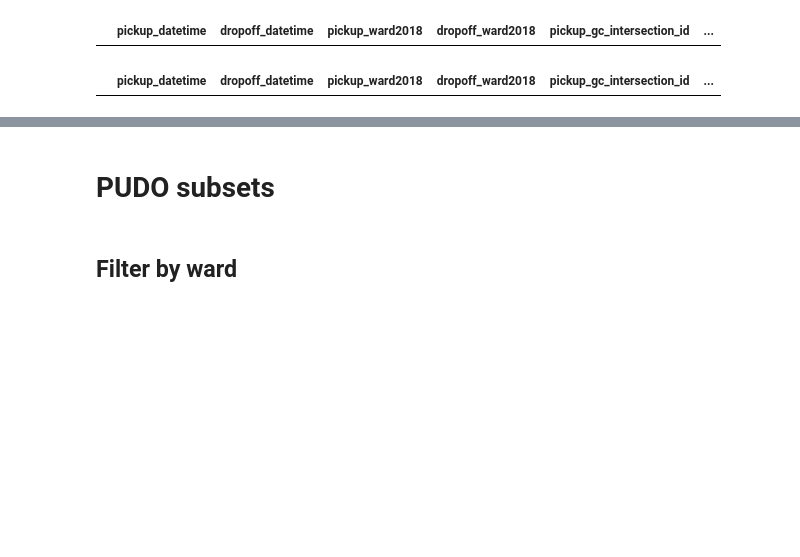
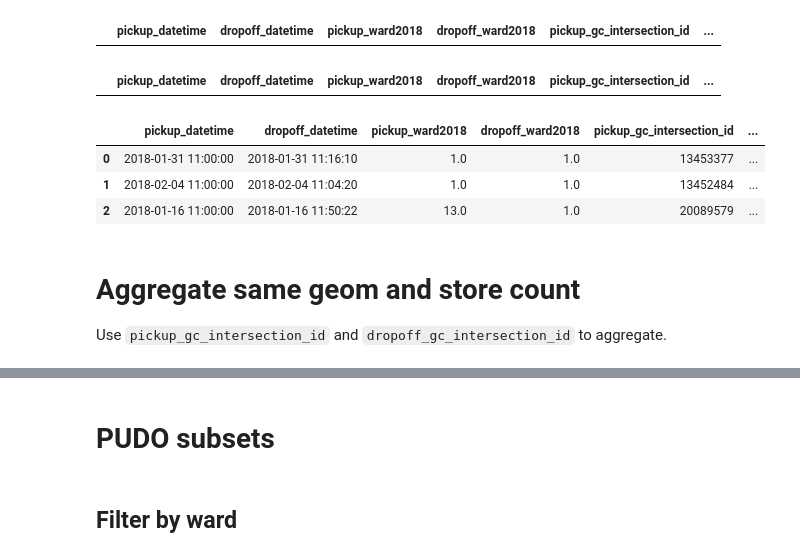
Before and after one commit to CityofToronto/bdit_cot-vfh, a Jupyter notebook: notebooks/create_pudo-geojson.ipynb, the cells around one changed output, grey strips where cells are left out. Drawn from its saved outputs; the diff is of its cells as text; code cells hidden in the pictures; blank space fills up the shorter version.

```diff
--- a/notebooks/create_pudo-geojson.ipynb
+++ b/notebooks/create_pudo-geojson.ipynb
@@ -58,7 +58,8 @@ this_tod = "amPeak"
 # %% [markdown]
 # Read PUDO data from csv file
 # %%
-fname = '../../../Documents/PROJECTS/VFH/COT_PAGE/dummydata/test_data/w1_pudo_092018_latlon.csv'
+# fname = '../../../Documents/PROJECTS/VFH/COT_PAGE/dummydata/test_data/w1_pudo_092018_latlon.csv'
+fname = '~/Documents/PROJECTS/BDITTO/VFH/DATA_STORY/DATA/from_pgAdmin//w1_pudo_092018_latlon.csv'
 
 df = pd.read_csv(fname)
 
@@ -96,3 +104,5 @@ list(df)
+# %%
+df = df.drop(['pickup_mun_id','dropoff_mun_id','pickup_geom','dropoff_geom'], 1)
 # %% [markdown]
 ## 1. Round lat, lon to 4 decimal places
 # %%
@@ -134,3 +144,13 @@ df.loc[df['latitude'].isnull()]
 df.loc[df['longitude'].isnull()]
 # %% [output]
 |  | pickup_datetime | dropoff_datetime | pickup_ward2018 | dropoff_ward2018 | pickup_gc_intersection_id | ... |
+# %%
+df.head(3)
+# %% [output]
+|  | pickup_datetime | dropoff_datetime | pickup_ward2018 | dropoff_ward2018 | pickup_gc_intersection_id | ... |
+| 0 | 2018-01-31 11:00:00 | 2018-01-31 11:16:10 | 1.0 | 1.0 | 13453377 | ... |
+| 1 | 2018-02-04 11:00:00 | 2018-02-04 11:04:20 | 1.0 | 1.0 | 13452484 | ... |
+| 2 | 2018-01-16 11:00:00 | 2018-01-16 11:50:22 | 13.0 | 1.0 | 20089579 | ... |
+# %% [markdown]
+# Aggregate same geom and store count
+Use `pickup_gc_intersection_id` and `dropoff_gc_intersection_id` to aggregate.
```
Also changed, not shown: parts of 13 cells of this notebook.
